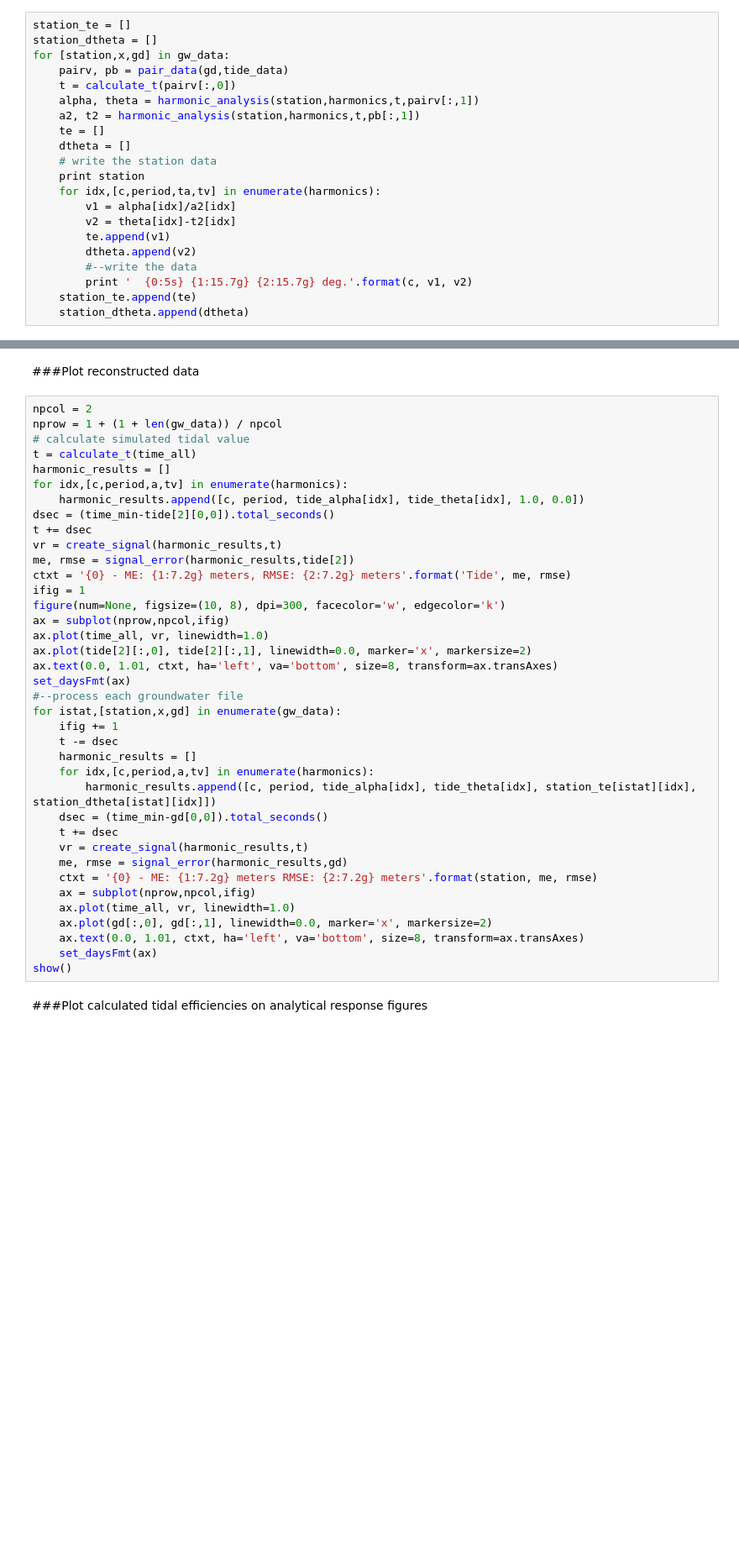
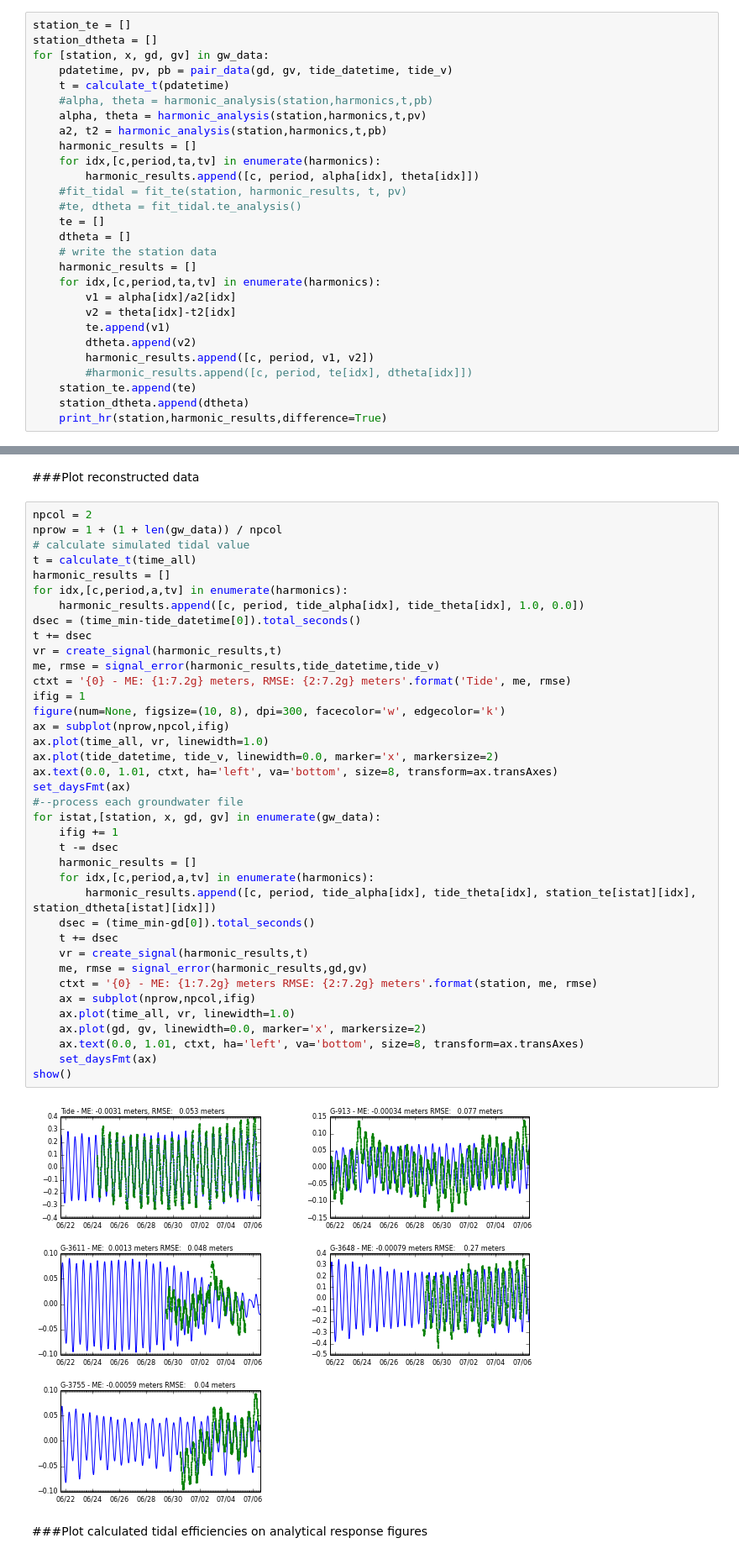
Before and after one commit to jdhughes-usgs/IPyNB, a Jupyter notebook: Tidal/FerrisTidalDataAnalysis_DE.ipynb, the cells around one changed output, grey strips where cells are left out. Shown at 84% size. Saved outputs shown, nothing was run; the diff lists cells and outputs as text; blank space fills up the shorter version.

```diff
--- a/Tidal/FerrisTidalDataAnalysis_DE.ipynb
+++ b/Tidal/FerrisTidalDataAnalysis_DE.ipynb
@@ -275,22 +342,29 @@ tide
 # %%
 station_te = []
 station_dtheta = []
-for [station,x,gd] in gw_data:
-    pairv, pb = pair_data(gd,tide_data)
-    t = calculate_t(pairv[:,0])
-    alpha, theta = harmonic_analysis(station,harmonics,t,pairv[:,1])
-    a2, t2 = harmonic_analysis(station,harmonics,t,pb[:,1])
+for [station, x, gd, gv] in gw_data:
+    pdatetime, pv, pb = pair_data(gd, gv, tide_datetime, tide_v)
+    t = calculate_t(pdatetime)
+    #alpha, theta = harmonic_analysis(station,harmonics,t,pb)
+    alpha, theta = harmonic_analysis(station,harmonics,t,pv)
+    a2, t2 = harmonic_analysis(station,harmonics,t,pb)
+    harmonic_results = []
+    for idx,[c,period,ta,tv] in enumerate(harmonics):
+        harmonic_results.append([c, period, alpha[idx], theta[idx]])
+    #fit_tidal = fit_te(station, harmonic_results, t, pv)
+    #te, dtheta = fit_tidal.te_analysis()
     te = []
     dtheta = []
     # write the station data
-    print station
+    harmonic_results = []
     for idx,[c,period,ta,tv] in enumerate(harmonics):
         v1 = alpha[idx]/a2[idx]
         v2 = theta[idx]-t2[idx]
         te.append(v1)
         dtheta.append(v2)
-        #--write the data
-        print '  {0:5s} {1:15.7g} {2:15.7g} deg.'.format(c, v1, v2)
+        harmonic_results.append([c, period, v1, v2])
+        #harmonic_results.append([c, period, te[idx], dtheta[idx]])
     station_te.append(te)
     station_dtheta.append(dtheta)
+    print_hr(station,harmonic_results,difference=True)
 # %% [output]
@@ -301,40 +391,42 @@ ValueError: too many values to unpack
 npcol = 2
 nprow = 1 + (1 + len(gw_data)) / npcol
 # calculate simulated tidal value
 t = calculate_t(time_all)
 harmonic_results = []
 for idx,[c,period,a,tv] in enumerate(harmonics):
     harmonic_results.append([c, period, tide_alpha[idx], tide_theta[idx], 1.0, 0.0])
-dsec = (time_min-tide[2][0,0]).total_seconds()
+dsec = (time_min-tide_datetime[0]).total_seconds()
 t += dsec
 vr = create_signal(harmonic_results,t)
-me, rmse = signal_error(harmonic_results,tide[2])
+me, rmse = signal_error(harmonic_results,tide_datetime,tide_v)
 ctxt = '{0} - ME: {1:7.2g} meters, RMSE: {2:7.2g} meters'.format('Tide', me, rmse)
 ifig = 1
 figure(num=None, figsize=(10, 8), dpi=300, facecolor='w', edgecolor='k')
 ax = subplot(nprow,npcol,ifig)
 ax.plot(time_all, vr, linewidth=1.0)
-ax.plot(tide[2][:,0], tide[2][:,1], linewidth=0.0, marker='x', markersize=2)
+ax.plot(tide_datetime, tide_v, linewidth=0.0, marker='x', markersize=2)
 ax.text(0.0, 1.01, ctxt, ha='left', va='bottom', size=8, transform=ax.transAxes)
 set_daysFmt(ax)
 #--process each groundwater file
-for istat,[station,x,gd] in enumerate(gw_data):
+for istat,[station, x, gd, gv] in enumerate(gw_data):
     ifig += 1
     t -= dsec
     harmonic_results = []
     for idx,[c,period,a,tv] in enumerate(harmonics):
         harmonic_results.append([c, period, tide_alpha[idx], tide_theta[idx], station_te[istat][idx], station_dtheta[istat][idx]])
-    dsec = (time_min-gd[0,0]).total_seconds()
+    dsec = (time_min-gd[0]).total_seconds()
     t += dsec
     vr = create_signal(harmonic_results,t)
-    me, rmse = signal_error(harmonic_results,gd)
+    me, rmse = signal_error(harmonic_results,gd,gv)
     ctxt = '{0} - ME: {1:7.2g} meters RMSE: {2:7.2g} meters'.format(station, me, rmse)
     ax = subplot(nprow,npcol,ifig)
     ax.plot(time_all, vr, linewidth=1.0)
-    ax.plot(gd[:,0], gd[:,1], linewidth=0.0, marker='x', markersize=2)
+    ax.plot(gd, gv, linewidth=0.0, marker='x', markersize=2)
     ax.text(0.0, 1.01, ctxt, ha='left', va='bottom', size=8, transform=ax.transAxes)
     set_daysFmt(ax)
 show()
+# %% [output]
+[figure, added]
 # %% [markdown]
 ###Plot calculated tidal efficiencies on analytical response figures
 # %%
```
Also changed, not shown: parts of 11 cells of this notebook, 2 other files.
